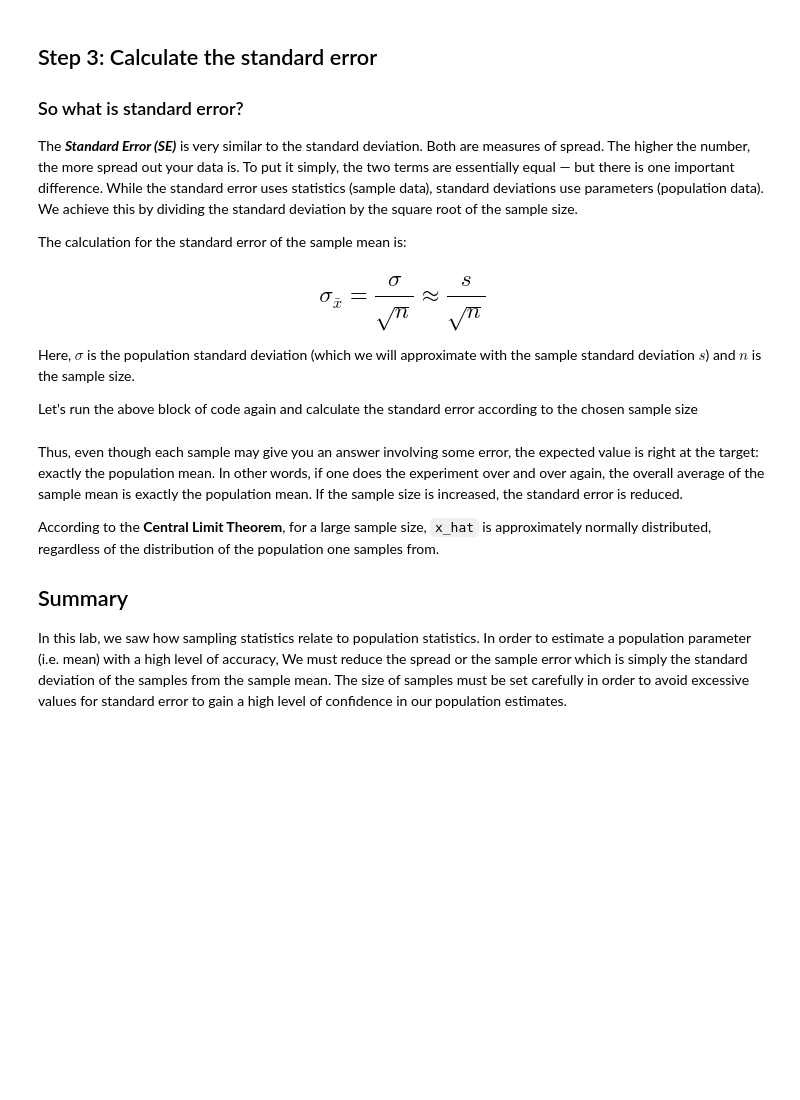
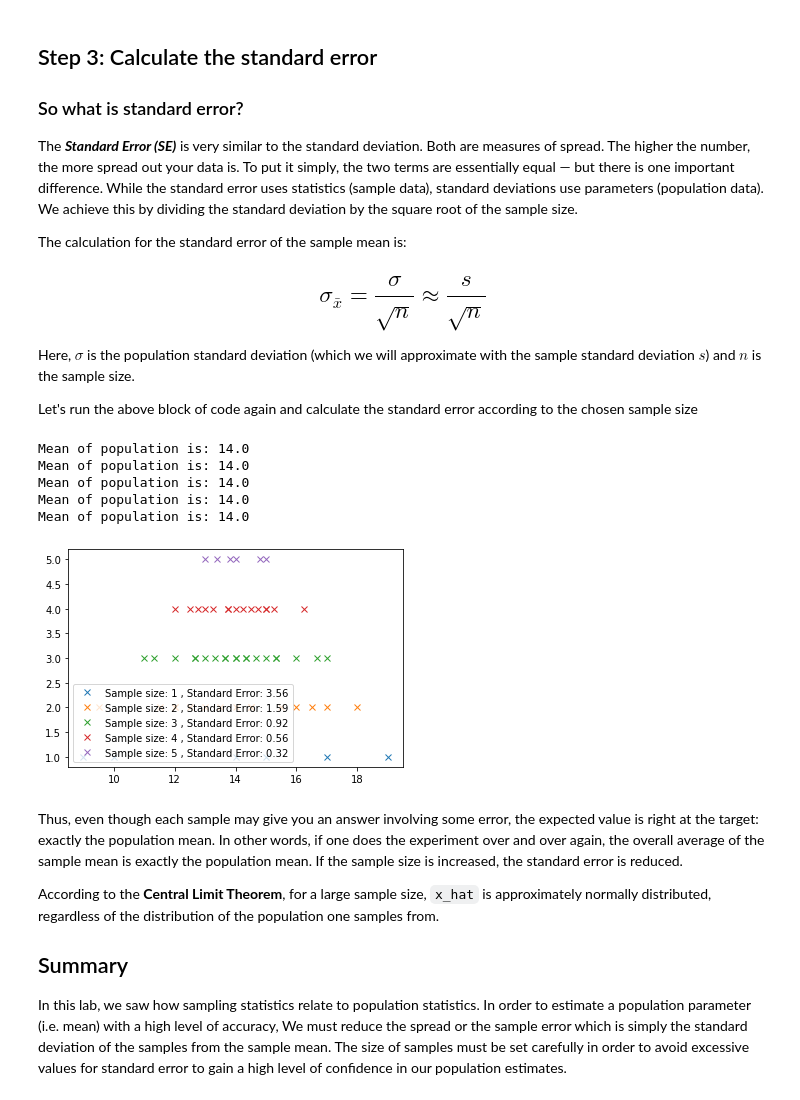
Before and after one commit to 314ka4y/dsc-sampling-statistics-lab, a Jupyter notebook: index.ipynb, the cells around one changed output. Saved outputs shown, nothing was run; the diff lists cells and outputs as text; code cells hidden in the pictures; blank space fills up the shorter version.

```diff
--- a/index.ipynb
+++ b/index.ipynb
@@ -144,20 +185,20 @@ def sample_means(sample_size, data):
     a) a list of all combinations ( as tuples )
     b) a list of means for all sample
     """
-    combs = tuple(itertools.combinations(pumpkin_dict, 2))
     n = sample_size
 
     # Calculate the mean of population
-    mu = None
+    mu = sum(data.values())/len(data.values())
     print ("Mean of population is:", mu)
 
     # Generate all possible combinations using given sample size
-    combs = None
+    combs = tuple(itertools.combinations(data, n))
 
     # Calculate the mean weight (x_bar) for all the combinations (samples) using the given data
-    x_bar_list = []
+    x_bar_list = [sum([data[pumpk] for pumpk in comb])/len(comb) for comb in combs]
 
     # Calculate sample mean for all combinations and append to x_bar_list
+    #x_bar_list.append(sum(x_bar_list)/len(x_bar_list))
 
 
     return combs, x_bar_list
@@ -166,6 +207,8 @@ n = 2 #Sample size
 
 combs, means = sample_means(n, pumpkin_dict)
 
+combs
+means
 # Print the sample combinations with their means
 
 
@@ -299,19 +465,29 @@ Let's run the above block of code again and calculate the standard error accordi
 # %%
 # Create empty lists for storing sample means, combinations and standard error for each iteration
 means_list = []
 combs_list = []
 err_list = []
 # Create a for loop with changing sample sizes
-
+for n in list(range(1,6)):
     # Calculate combinations, means as earlier, append to relevant lists
-
-
-
+    combs, means = sample_means(n, pumpkin_dict)
+    means_list.append(means)
+    combs_list.append(combs)
     # Calculate and append the standard error by dividing sample means with square root of sample size
-
-
-
-    # Visualize sample spread and standard error values for each sample
+    err = round(np.std(means)/np.sqrt(n), 2)
+    err_list.append(err)
+    val = n # this is the value where you want the data to appear on the y-axis.
+    ar = np.arange(10) # just as an example array
+    plt.plot(means, np.zeros_like(means) + val, 'x', label ="Sample size: "+ str(n) + " , Standard Error: "+ str(err) )
+    plt.legend()
+plt.show()# Visualize sample spread and standard error values for each sample
+# %% [output]
+Mean of population is: 14.0
+Mean of population is: 14.0
+Mean of population is: 14.0
+Mean of population is: 14.0
+Mean of population is: 14.0
+[figure, added]
 # %% [markdown]
 Thus, even though each sample may give you an answer involving some error, the expected value is right at the target: exactly the population mean. In other words, if one does the experiment over and over again, the overall average of the sample mean is exactly the population mean. If the sample size is increased, the standard error is reduced.
 
```
Also changed, not shown: parts of 10 cells of this notebook.
